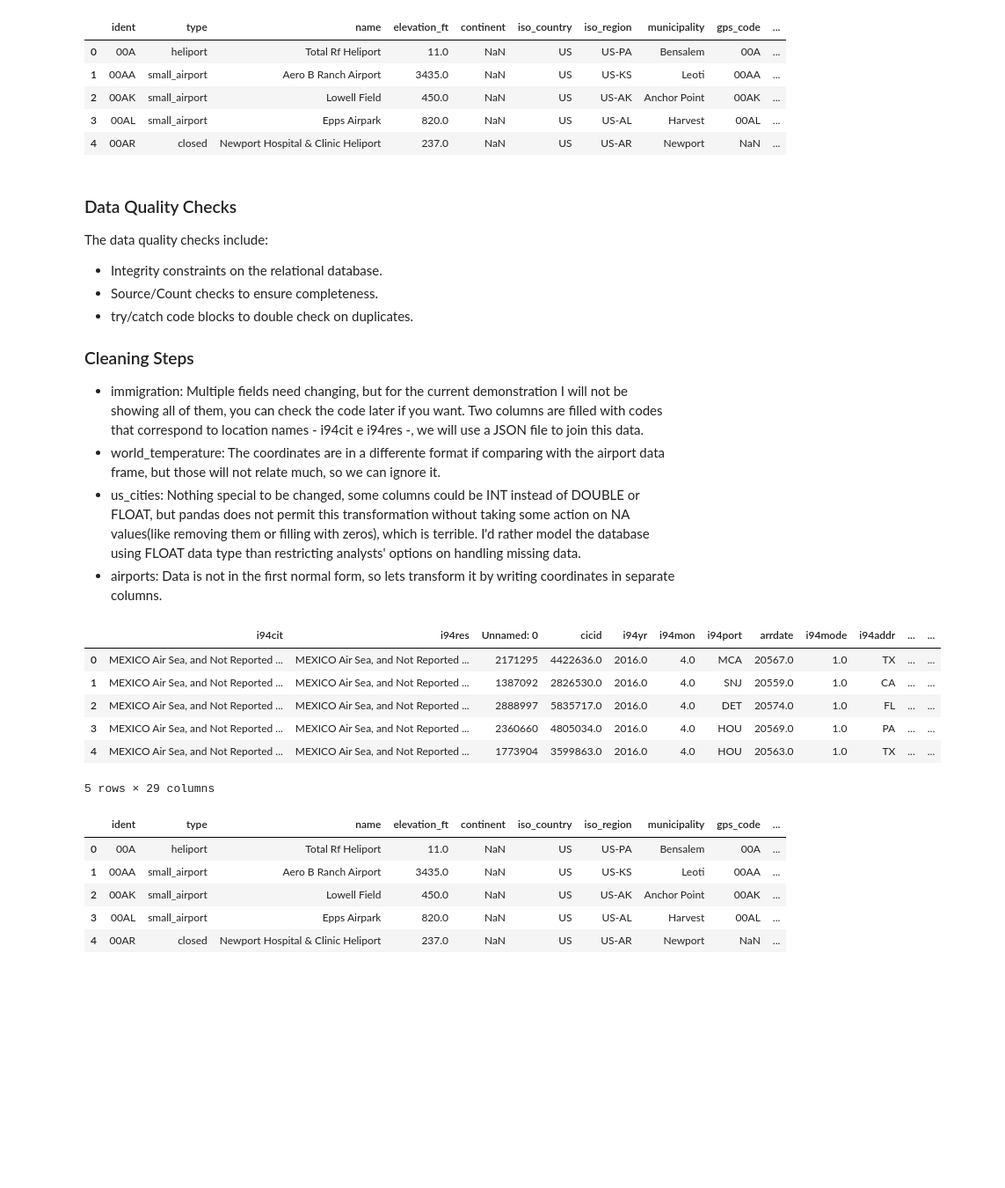
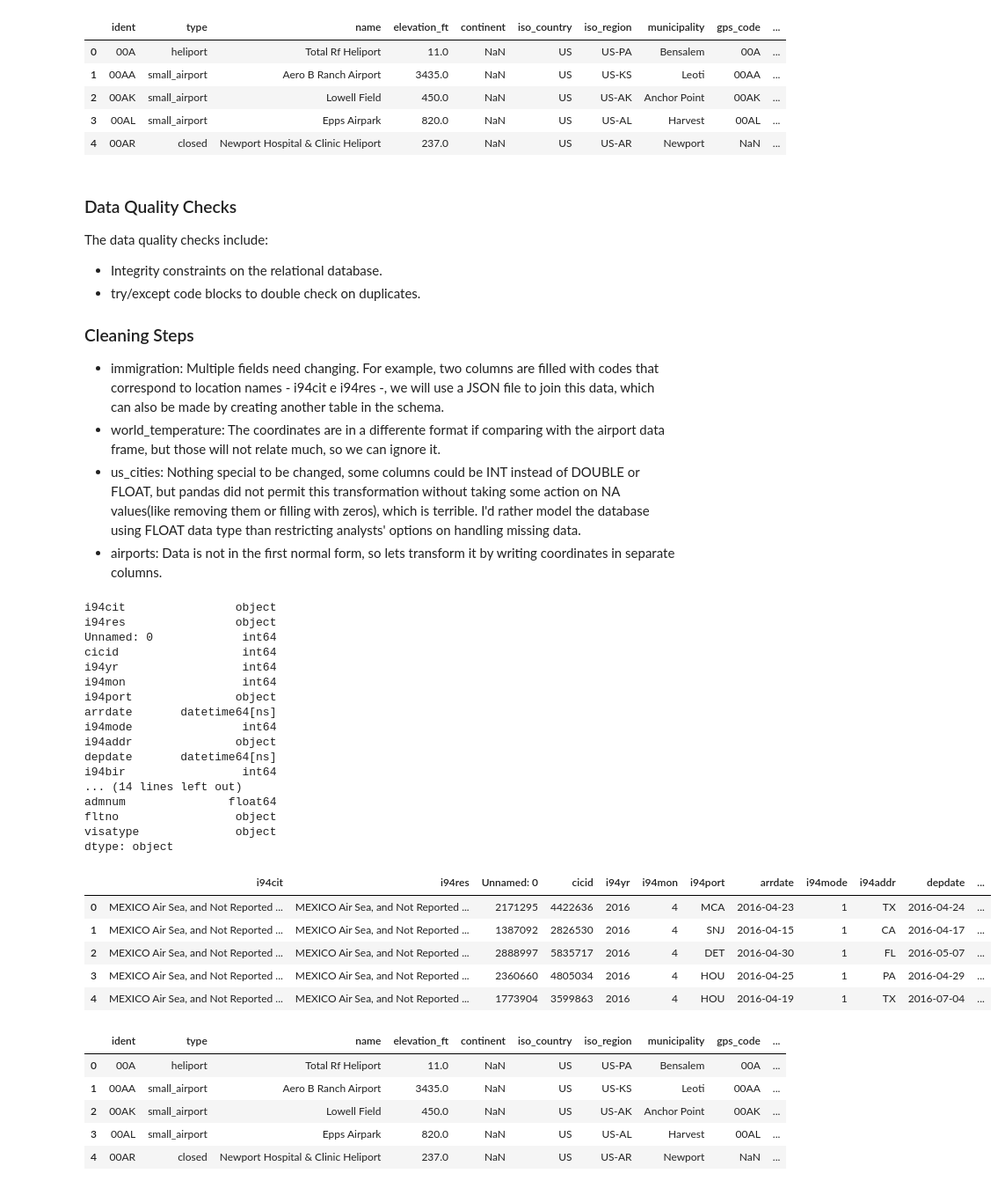
Before and after one commit to edumangabeira/DataEngineering, a Jupyter notebook: udacity/capstone_project/capstone_project.ipynb, the cells around one changed output. Shown at 88% size. Drawn from its saved outputs; the diff is of its cells as text; code cells hidden in the pictures; blank space fills up the shorter version.

```diff
--- a/udacity/capstone_project/capstone_project.ipynb
+++ b/udacity/capstone_project/capstone_project.ipynb
@@ -134,44 +132,76 @@ dtype: object
 
 The data quality checks include:
  * Integrity constraints on the relational database.
- * Source/Count checks to ensure completeness.
- * try/catch code blocks to double check on duplicates.
+ * try/except code blocks to double check on duplicates.
 
 ### Cleaning Steps
 
-- immigration: Multiple fields need changing, but for the current demonstration I will not be showing all of them, you can check the code later if you want. Two columns are filled with codes that correspond to location names - i94cit e i94res -, we will use a JSON file to join this data.
+- immigration: Multiple fields need changing. For example, two columns are filled with codes that correspond to location names - i94cit e i94res -, we will use a JSON file to join this data, which can also be made by creating another table in the schema.
 - world_temperature: The coordinates are in a differente format if comparing with the airport data frame, but those will not relate much, so we can ignore it.
-- us_cities: Nothing special to be changed, some columns could be INT instead of DOUBLE or FLOAT, but pandas does not permit this transformation without taking some action on NA values(like removing them or filling with zeros), which is terrible. I'd rather model the database using FLOAT data type than restricting analysts' options on handling missing data.
+- us_cities: Nothing special to be changed, some columns could be INT instead of DOUBLE or FLOAT, but pandas did not permit this transformation without taking some action on NA values(like removing them or filling with zeros), which is terrible. I'd rather model the database using FLOAT data type than restricting analysts' options on handling missing data.
 - airports: Data is not in the first normal form, so lets transform it by writing coordinates in separate columns.
 # %%
 # Data Cleaning
 
 ## immigration
 #### getting location codes
 locations = pd.read_json('locations.json', typ='series')
 locations = pd.DataFrame(locations)
 locations['id'] = locations.index
 locations = locations.rename(columns = {'id': 'location_id', 0 : 'location'})
 
-# i94res
+#### i94res
 immigration['i94res'] = immigration['i94res'].astype(int)
 df_immigration = pd.merge(locations, immigration,how='inner',left_on=['location_id'],right_on=['i94res'])
 df_immigration = df_immigration.drop(columns=['i94res', 'location_id']).rename(columns = {'location': 'i94res'})
 
-# i94cit
+#### i94cit
 immigration['i94cit'] = immigration['i94cit'].astype(int)
 df_immigration = pd.merge(locations, df_immigration ,how='inner',left_on=['location_id'],right_on=['i94cit'])
 df_immigration = df_immigration.drop(columns=['i94cit', 'location_id']).rename(columns = {'location': 'i94cit'})
 
+#### convert float to int
+df_immigration['i94yr'] = df_immigration['i94yr'].astype(int)
+df_immigration['i94mon'] = df_immigration['i94mon'].astype(int)
+df_immigration['i94mode'] = df_immigration['i94mode'].astype(int)
+df_immigration['biryear'] = df_immigration['biryear'].astype(int)
+df_immigration['cicid'] = df_immigration['cicid'].astype(int)
+df_immigration['i94bir'] = df_immigration['i94bir'].astype(int)
+df_immigration['i94visa'] = df_immigration['i94visa'].astype(int)
+df_immigration['count'] = df_immigration['count'].astype(int)
+
+#### converting dates
+df_immigration['arrdate'] = pd.to_timedelta(df_immigration['arrdate'], unit='d') + pd.datetime(1960, 1, 1)
+df_immigration['depdate'] = pd.to_timedelta(df_immigration['depdate'], unit='d') + pd.datetime(1960, 1, 1)
+
+pd.set_option('display.max_columns', 500)
+
+print(df_immigration.dtypes)
 df_immigration.head()
 # %% [output]
+i94cit                object
+i94res                object
+Unnamed: 0             int64
+cicid                  int64
+i94yr                  int64
+i94mon                 int64
+i94port               object
+arrdate       datetime64[ns]
+i94mode                int64
+i94addr               object
+depdate       datetime64[ns]
+i94bir                 int64
+... (14 lines left out)
+admnum               float64
+fltno                 object
+visatype              object
+dtype: object
-|  | i94cit | i94res | Unnamed: 0 | cicid | i94yr | i94mon | i94port | arrdate | i94mode | i94addr | ... | ... |
-| 0 | MEXICO Air Sea, and Not Reported ... | MEXICO Air Sea, and Not Reported ... | 2171295 | 4422636.0 | 2016.0 | 4.0 | MCA | 20567.0 | 1.0 | TX | ... | ... |
-| 1 | MEXICO Air Sea, and Not Reported ... | MEXICO Air Sea, and Not Reported ... | 1387092 | 2826530.0 | 2016.0 | 4.0 | SNJ | 20559.0 | 1.0 | CA | ... | ... |
-| 2 | MEXICO Air Sea, and Not Reported ... | MEXICO Air Sea, and Not Reported ... | 2888997 | 5835717.0 | 2016.0 | 4.0 | DET | 20574.0 | 1.0 | FL | ... | ... |
-| 3 | MEXICO Air Sea, and Not Reported ... | MEXICO Air Sea, and Not Reported ... | 2360660 | 4805034.0 | 2016.0 | 4.0 | HOU | 20569.0 | 1.0 | PA | ... | ... |
-| 4 | MEXICO Air Sea, and Not Reported ... | MEXICO Air Sea, and Not Reported ... | 1773904 | 3599863.0 | 2016.0 | 4.0 | HOU | 20563.0 | 1.0 | TX | ... | ... |
+|  | i94cit | i94res | Unnamed: 0 | cicid | i94yr | i94mon | i94port | arrdate | i94mode | i94addr | depdate | ... |
+| 0 | MEXICO Air Sea, and Not Reported ... | MEXICO Air Sea, and Not Reported ... | 2171295 | 4422636 | 2016 | 4 | MCA | 2016-04-23 | 1 | TX | 2016-04-24 | ... |
+| 1 | MEXICO Air Sea, and Not Reported ... | MEXICO Air Sea, and Not Reported ... | 1387092 | 2826530 | 2016 | 4 | SNJ | 2016-04-15 | 1 | CA | 2016-04-17 | ... |
+| 2 | MEXICO Air Sea, and Not Reported ... | MEXICO Air Sea, and Not Reported ... | 2888997 | 5835717 | 2016 | 4 | DET | 2016-04-30 | 1 | FL | 2016-05-07 | ... |
+| 3 | MEXICO Air Sea, and Not Reported ... | MEXICO Air Sea, and Not Reported ... | 2360660 | 4805034 | 2016 | 4 | HOU | 2016-04-25 | 1 | PA | 2016-04-29 | ... |
+| 4 | MEXICO Air Sea, and Not Reported ... | MEXICO Air Sea, and Not Reported ... | 1773904 | 3599863 | 2016 | 4 | HOU | 2016-04-19 | 1 | TX | 2016-07-04 | ... |
-5 rows × 29 columns
 # %%
 ## airports
 airports['latitude'] = airports['coordinates'].apply(lambda x: float(x.split(',')[0]))
```
Also changed, not shown: parts of 16 cells of this notebook, 1 other file.
